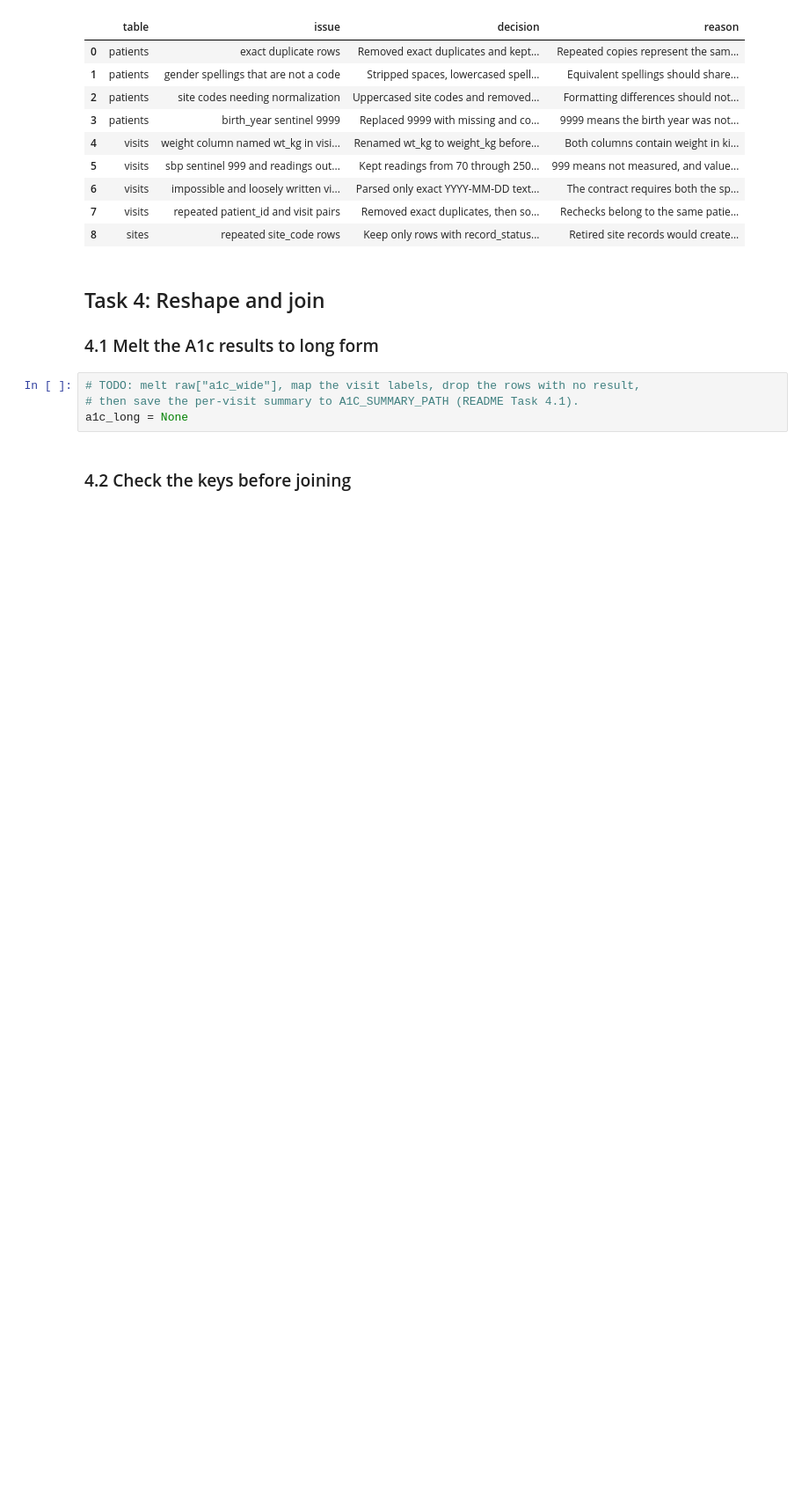
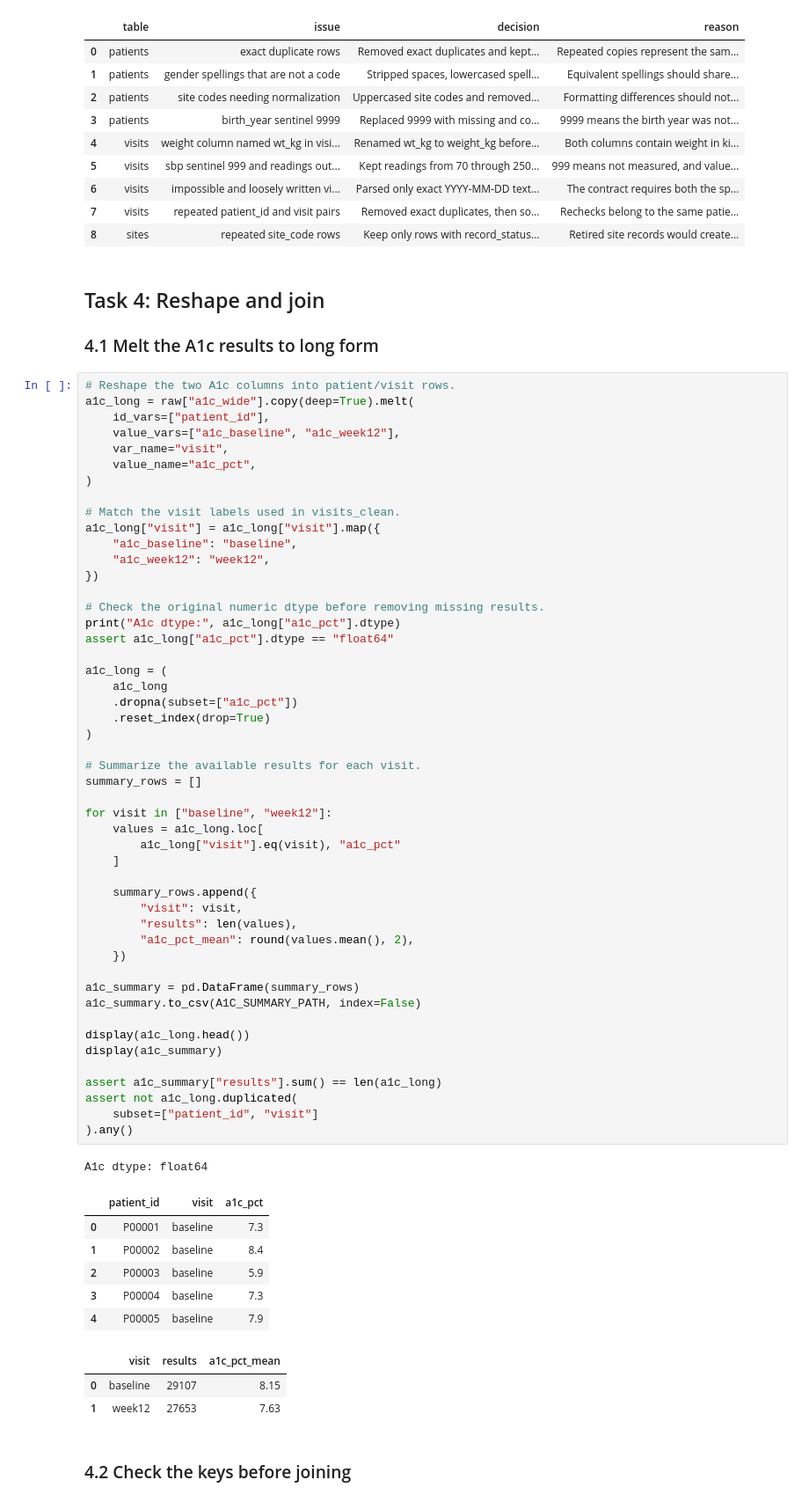
Before and after one commit to sarazavala/ds217-26f-06, a Jupyter notebook: assignment.ipynb, the cells around one changed output. Shown at 88% size. Drawn from its saved outputs; the diff is of its cells as text; blank space fills up the shorter version.

```diff
--- a/assignment.ipynb
+++ b/assignment.ipynb
@@ -675,9 +679,65 @@ display(decision_table)
 
 ### 4.1 Melt the A1c results to long form
 # %%
-# TODO: melt raw["a1c_wide"], map the visit labels, drop the rows with no result,
-# then save the per-visit summary to A1C_SUMMARY_PATH (README Task 4.1).
-a1c_long = None
+# Reshape the two A1c columns into patient/visit rows.
+a1c_long = raw["a1c_wide"].copy(deep=True).melt(
+    id_vars=["patient_id"],
+    value_vars=["a1c_baseline", "a1c_week12"],
+    var_name="visit",
+    value_name="a1c_pct",
+)
+
+# Match the visit labels used in visits_clean.
+a1c_long["visit"] = a1c_long["visit"].map({
+    "a1c_baseline": "baseline",
+    "a1c_week12": "week12",
+})
+
+# Check the original numeric dtype before removing missing results.
+print("A1c dtype:", a1c_long["a1c_pct"].dtype)
+assert a1c_long["a1c_pct"].dtype == "float64"
+
+a1c_long = (
+    a1c_long
+    .dropna(subset=["a1c_pct"])
+    .reset_index(drop=True)
+)
+
+# Summarize the available results for each visit.
+summary_rows = []
+
+for visit in ["baseline", "week12"]:
+    values = a1c_long.loc[
+        a1c_long["visit"].eq(visit), "a1c_pct"
+    ]
+
+    summary_rows.append({
+        "visit": visit,
+        "results": len(values),
+        "a1c_pct_mean": round(values.mean(), 2),
+    })
+
+a1c_summary = pd.DataFrame(summary_rows)
+a1c_summary.to_csv(A1C_SUMMARY_PATH, index=False)
+
+display(a1c_long.head())
+display(a1c_summary)
+
+assert a1c_summary["results"].sum() == len(a1c_long)
+assert not a1c_long.duplicated(
+    subset=["patient_id", "visit"]
+).any()
+# %% [output]
+A1c dtype: float64
+|  | patient_id | visit | a1c_pct |
+| 0 | P00001 | baseline | 7.3 |
+| 1 | P00002 | baseline | 8.4 |
+| 2 | P00003 | baseline | 5.9 |
+| 3 | P00004 | baseline | 7.3 |
+| 4 | P00005 | baseline | 7.9 |
+|  | visit | results | a1c_pct_mean |
+| 0 | baseline | 29107 | 8.15 |
+| 1 | week12 | 27653 | 7.63 |
 # %% [markdown]
 ### 4.2 Check the keys before joining
 # %%
```
Also changed, not shown: parts of 10 cells of this notebook, 4 other files.
